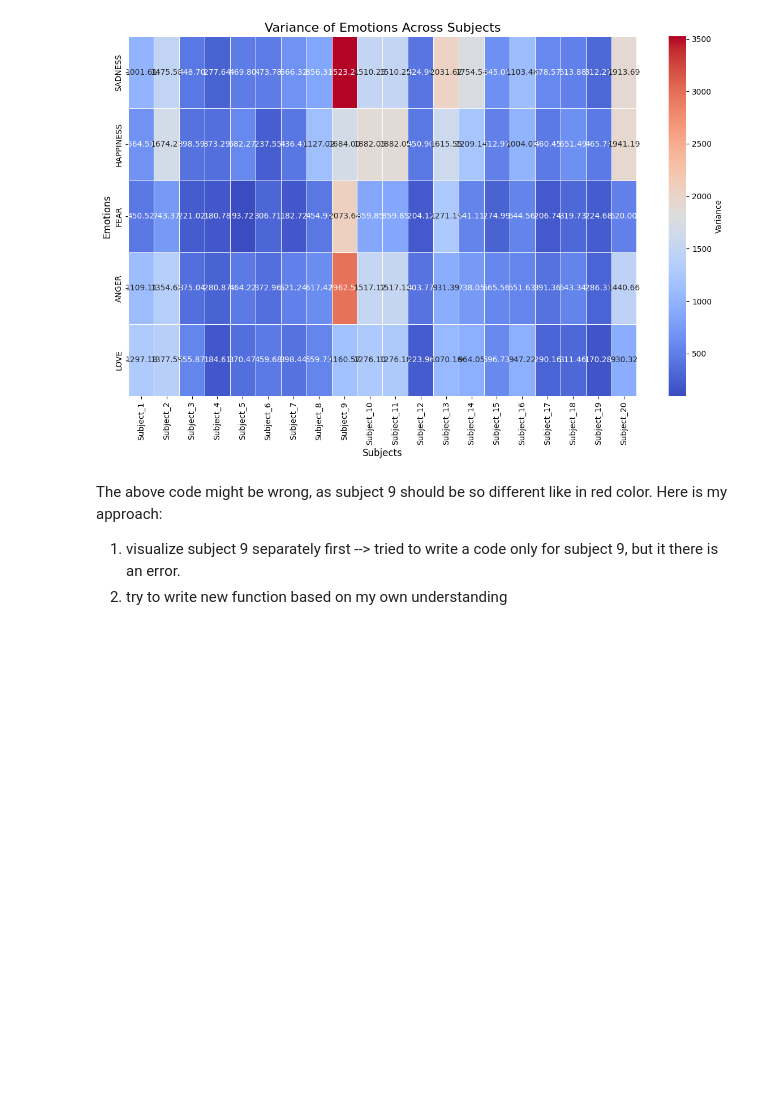
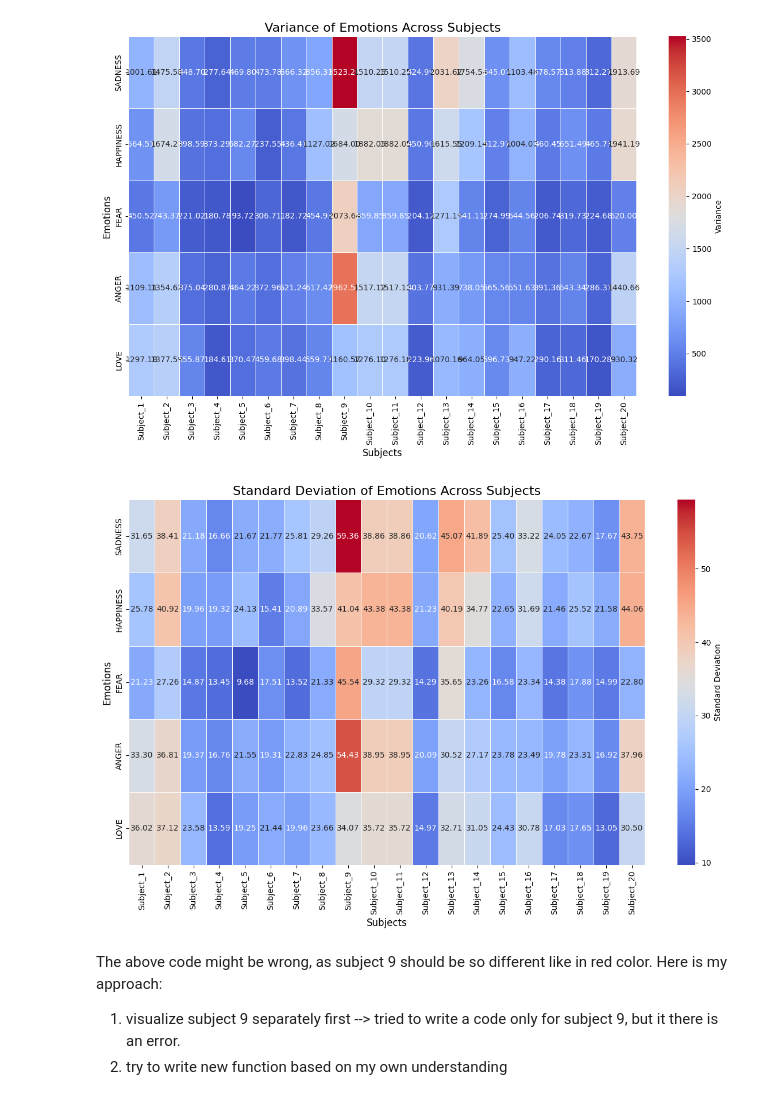
Before and after one commit to Napwillcode8848/deepemotion_variance_01, a Jupyter notebook: pca_analysis.ipynb, the cells around one changed output. Cells and saved outputs as stored; diff of their text form; code cells hidden in the pictures; blank space fills up the shorter version.

```diff
--- a/pca_analysis.ipynb
+++ b/pca_analysis.ipynb
@@ -294,6 +294,67 @@ plt.tight_layout()
 plt.show()
 # %% [output]
 [figure]
+# %%
+# Generate a table of standard deviation based on chat
+
+import pandas as pd
+import numpy as np
+import seaborn as sns
+import matplotlib.pyplot as plt
+
+# Example list of subject CSV file paths (replace these with the actual file paths)
+subject_paths = [f'/Users/pongpnag8848/Desktop/DeepEmotion/PCA/hidden/sub_{str(i).zfill(2)}.csv' for i in range(1, 21)]
+
+# Initialize a dictionary to hold standard deviation data for each emotion
+emotion_std_dev = {emotion: [] for emotion in ['SADNESS', 'HAPPINESS', 'FEAR', 'ANGER', 'LOVE']}  # Update with all possible emotions
+
+# Loop through each subject and compute standard deviation for each emotion
+for subject_path in subject_paths:
+    df = pd.read_csv(subject_path)
+
+    # Group by 'EmotionLabel' and compute standard deviation for PC1 and PC2
+    subject_std_devs = df.groupby('EmotionLabel')[['PC1', 'PC2']].std()  # Standard deviation of PC1 and PC2 for each emotion
+
+    # Merge the standard deviation data for each subject into the emotion_std_dev dictionary
+    for emotion in emotion_std_dev.keys():
+        if emotion in subject_std_devs.index:
+            # Compute the overall standard deviation (root of sum of variances for PC1 and PC2)
+            std_dev_sum = np.sqrt(subject_std_devs.loc[emotion, 'PC1']**2 + subject_std_devs.loc[emotion, 'PC2']**2)
+            emotion_std_dev[emotion].append(std_dev_sum)
+        else:
+            # If the emotion is not present, append NaN
+            emotion_std_dev[emotion].append(np.nan)
+
+# Create a DataFrame where each row corresponds to an emotion, and each column corresponds to a subject
+std_dev_df = pd.DataFrame(emotion_std_dev).T  # Transpose for proper alignment
+std_dev_df.columns = [f'Subject_{i}' for i in range(1, 21)]  # Set subject names as column headers
+
+# Save the standard deviation table to a CSV file (optional)
+std_dev_df.to_csv('/Users/pongpnag8848/Desktop/DeepEmotion/std_dev_table.csv', index=True)
+
+# Set the size of the plot
+plt.figure(figsize=(12, 8))
+
+# Create the heatmap
+sns.heatmap(
+    std_dev_df,
+    annot=True,          # Display standard deviation values in cells
+    fmt=".2f",           # Format numbers to 2 decimal places
+    cmap="coolwarm",     # Color scheme
+    linewidths=0.5,      # Add gridlines
+    cbar_kws={"label": "Standard Deviation"}  # Label for the color bar
+)
+
+# Add labels and title
+plt.title("Standard Deviation of Emotions Across Subjects", fontsize=16)
+plt.xlabel("Subjects", fontsize=12)
+plt.ylabel("Emotions", fontsize=12)
+
+# Show the plot
+plt.tight_layout()
+plt.show()
+# %% [output]
+[figure, added]
 # %% [markdown]
 The above code might be wrong, as subject 9 should be so different like in red color.
 Here is my approach:
```
Also changed, not shown: parts of 13 cells of this notebook.
